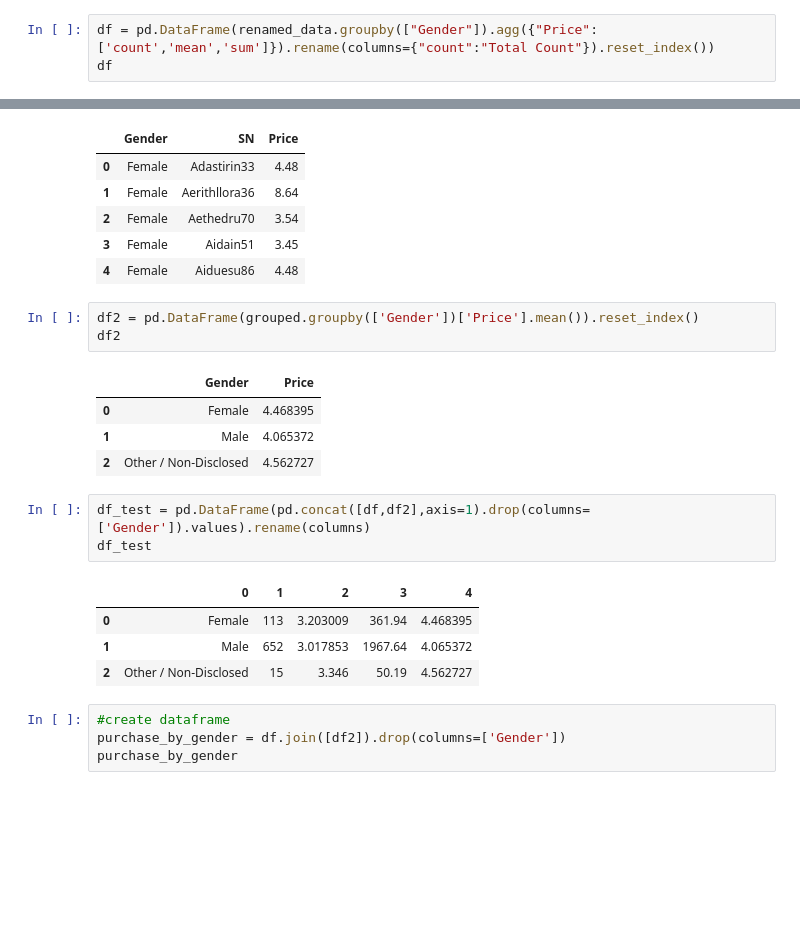
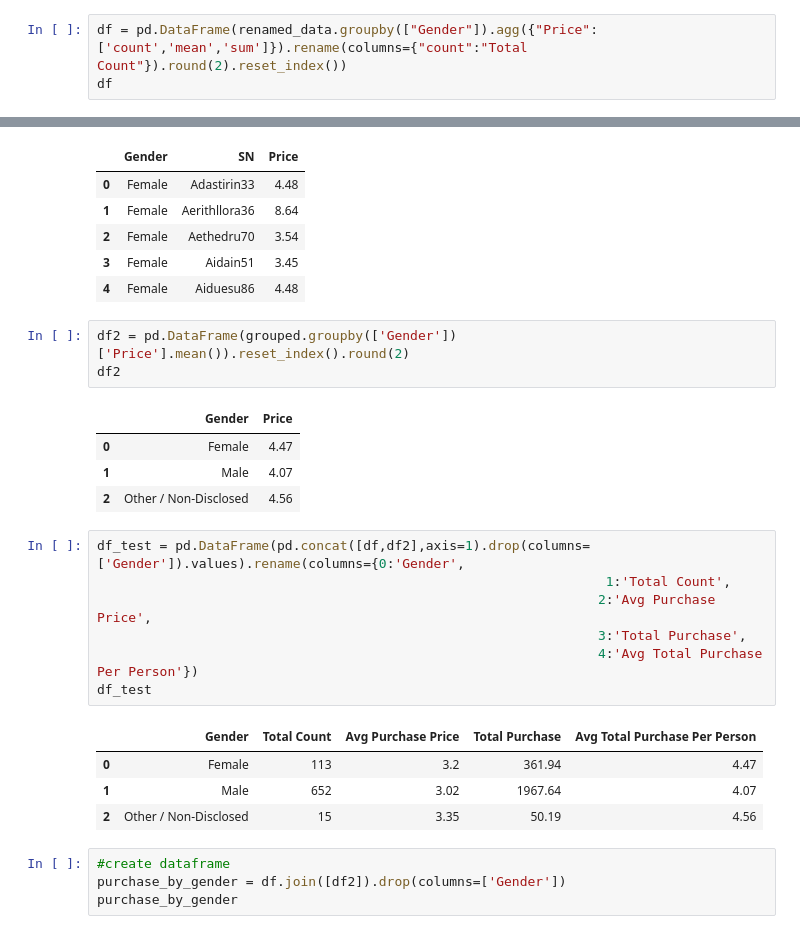
Before and after one commit to maylacdao/pandas-heroes-of-pymoli-analysis, a Jupyter notebook: analysis/HeroesOfPymoli_starter.ipynb, the cells around one changed output, grey strips where cells are left out. Drawn from its saved outputs; the diff is of its cells as text; blank space fills up the shorter version.

```diff
--- a/analysis/HeroesOfPymoli_starter.ipynb
+++ b/analysis/HeroesOfPymoli_starter.ipynb
@@ -196,7 +196,7 @@ mean_purchase_price
 | 1 | Male | 3.02 |
 | 2 | Other / Non-Disclosed | 3.35 |
 # %%
-df = pd.DataFrame(renamed_data.groupby(["Gender"]).agg({"Price":['count','mean','sum']}).rename(columns={"count":"Total Count"}).reset_index())
+df = pd.DataFrame(renamed_data.groupby(["Gender"]).agg({"Price":['count','mean','sum']}).rename(columns={"count":"Total Count"}).round(2).reset_index())
 df
 # %% [output]
 |  | Gender | Price |  |  |
@@ -215,21 +215,25 @@ grouped.head()
 | 3 | Female | Aidain51 | 3.45 |
 | 4 | Female | Aiduesu86 | 4.48 |
 # %%
-df2 = pd.DataFrame(grouped.groupby(['Gender'])['Price'].mean()).reset_index()
+df2 = pd.DataFrame(grouped.groupby(['Gender'])['Price'].mean()).reset_index().round(2)
 df2
 # %% [output]
 |  | Gender | Price |
-| 0 | Female | 4.468395 |
-| 1 | Male | 4.065372 |
-| 2 | Other / Non-Disclosed | 4.562727 |
+| 0 | Female | 4.47 |
+| 1 | Male | 4.07 |
+| 2 | Other / Non-Disclosed | 4.56 |
 # %%
-df_test = pd.DataFrame(pd.concat([df,df2],axis=1).drop(columns=['Gender']).values).rename(columns)
+df_test = pd.DataFrame(pd.concat([df,df2],axis=1).drop(columns=['Gender']).values).rename(columns={0:'Gender',
+                                                                 1:'Total Count',
+                                                                2:'Avg Purchase Price',
+                                                                3:'Total Purchase',
+                                                                4:'Avg Total Purchase Per Person'})
 df_test
 # %% [output]
-|  | 0 | 1 | 2 | 3 | 4 |
-| 0 | Female | 113 | 3.203009 | 361.94 | 4.468395 |
-| 1 | Male | 652 | 3.017853 | 1967.64 | 4.065372 |
-| 2 | Other / Non-Disclosed | 15 | 3.346 | 50.19 | 4.562727 |
+|  | Gender | Total Count | Avg Purchase Price | Total Purchase | Avg Total Purchase Per Person |
+| 0 | Female | 113 | 3.2 | 361.94 | 4.47 |
+| 1 | Male | 652 | 3.02 | 1967.64 | 4.07 |
+| 2 | Other / Non-Disclosed | 15 | 3.35 | 50.19 | 4.56 |
 # %%
 #create dataframe
 purchase_by_gender = df.join([df2]).drop(columns=['Gender'])
```
Also changed, not shown: parts of 3 cells of this notebook.
